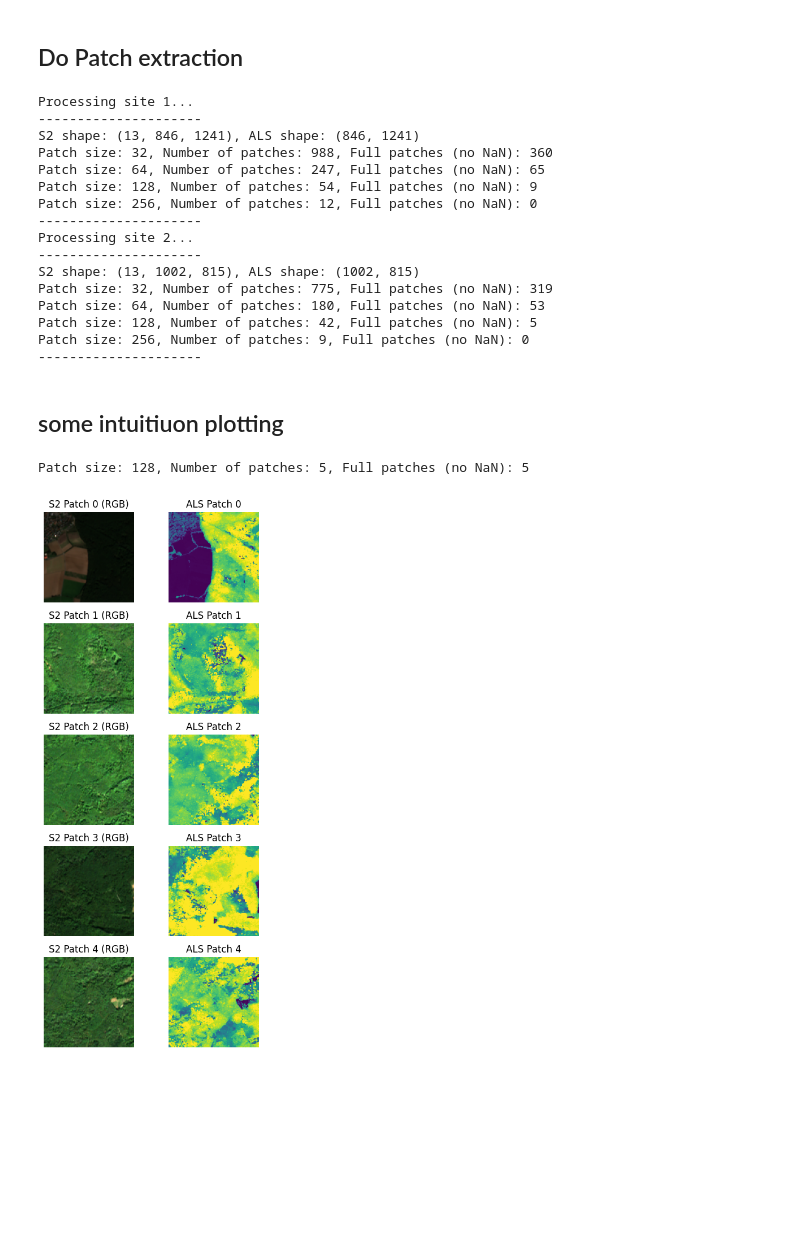
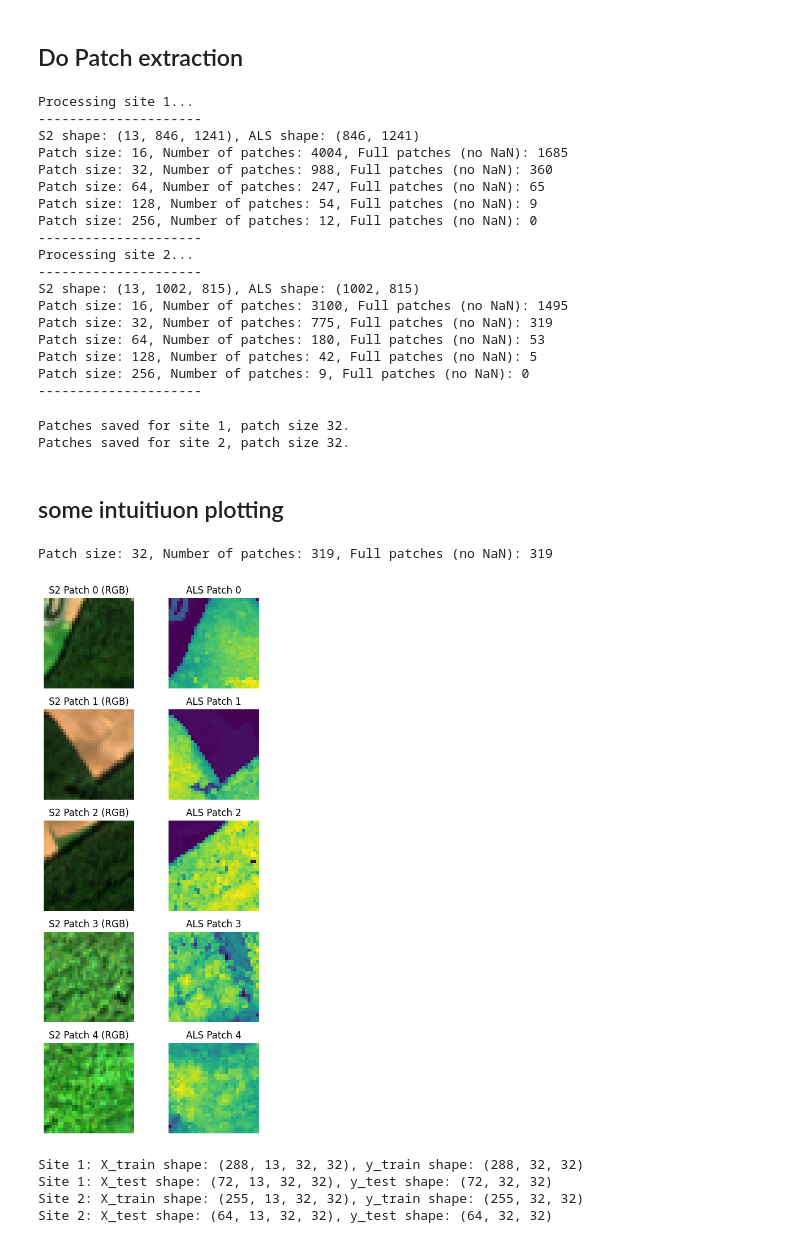
Before and after one commit to fizz-x/TreeHeads, a Jupyter notebook: processing/03_patching.ipynb, the cells around one changed output. Drawn from its saved outputs; the diff is of its cells as text; code cells hidden in the pictures; blank space fills up the shorter version.

```diff
--- a/processing/03_patching.ipynb
+++ b/processing/03_patching.ipynb
@@ -41,7 +47,7 @@ s2_np2, als_np2 = bsc.load_rasters(S2_stacked_2, ALS_PATH2_RES,verbose=False)
 # %% [markdown]
 ## Do Patch extraction
 # %%
-def extract_patches_with_resampled_data(s2, als, patch_size, only_full_patches=False):
+def extract_patches_with_resampled_data(s2, als, patch_size, only_full_patches=False,verbose=True):
     """
     Extract patches from S2 data and resampled ALS data.
 
@@ -83,11 +89,11 @@ def extract_patches_with_resampled_data(s2, als, patch_size, only_full_patches=F
     s2_arr = np.stack(patches_s2) if patches_s2 else np.empty((0, s2.shape[0], patch_size, patch_size))
     als_arr = np.stack(patches_als) if patches_als else np.empty((0, patch_size, patch_size))
     combined_arr = np.stack(combined_patches) if combined_patches else np.empty((0, s2.shape[0]+1, patch_size, patch_size))
-
-    print(f"Patch size: {patch_size}, Number of patches: {len(s2_arr)}, Full patches (no NaN): {full_patch_count}")
+    if verbose:
+        print(f"Patch size: {patch_size}, Number of patches: {len(s2_arr)}, Full patches (no NaN): {full_patch_count}")
     return s2_arr, als_arr, combined_arr
 # %%
-patches = [32,64,128,256]
+patches = [16,32,64,128,256]
 s2 = [s2_np, s2_np2]
 als = [als_np, als_np2]
 i = 0
@@ -104,6 +110,7 @@ for s2, als in zip(s2, als):
 Processing site 1...
 ---------------------
 S2 shape: (13, 846, 1241), ALS shape: (846, 1241)
+Patch size: 16, Number of patches: 4004, Full patches (no NaN): 1685
 Patch size: 32, Number of patches: 988, Full patches (no NaN): 360
 Patch size: 64, Number of patches: 247, Full patches (no NaN): 65
 Patch size: 128, Number of patches: 54, Full patches (no NaN): 9
@@ -112,6 +119,7 @@ Patch size: 256, Number of patches: 12, Full patches (no NaN): 0
 Processing site 2...
 ---------------------
 S2 shape: (13, 1002, 815), ALS shape: (1002, 815)
+Patch size: 16, Number of patches: 3100, Full patches (no NaN): 1495
 Patch size: 32, Number of patches: 775, Full patches (no NaN): 319
 Patch size: 64, Number of patches: 180, Full patches (no NaN): 53
 Patch size: 128, Number of patches: 42, Full patches (no NaN): 5
@@ -120,7 +147,13 @@ Patch size: 256, Number of patches: 9, Full patches (no NaN): 0
+# %%
+save_patches_as_npy(s2_np, als_np, OUTPUT_FOLDER, 32, 1)
+save_patches_as_npy(s2_np2, als_np2, OUTPUT_FOLDER, 32, 2)
+# %% [output]
+Patches saved for site 1, patch size 32.
+Patches saved for site 2, patch size 32.
 # %% [markdown]
 ## some intuitiuon plotting
 # %%
-p = 128
+p = 32
 s2 = s2_np2 #[s2_np,
 als = als_np2 #[als_np, als_np2]
 
@@ -129,32 +162,63 @@ s2_arr, als_arr, combined_arr = extract_patches_with_resampled_data(s2, als, p,
 # plot some patches directly here
 n_patches = 5
 fig, axes = plt.subplots(n_patches, 2, figsize=(5, 2 * n_patches))
 
 for idx in range(n_patches):
     # S2 RGB composite (bands 10, 3, 0 if available)
     if s2_arr.shape[1] >= 4:
         rgb = np.stack([
             s2_arr[idx, 10],  # band 10 (red)
             s2_arr[idx, 3],  # band 3 (green)
             s2_arr[idx, 0],  # band 0 (blue)
         ], axis=-1)
         rgb = (rgb - np.nanmin(rgb)) / (np.nanmax(rgb) - np.nanmin(rgb) + 1e-6)
         axes[idx, 0].imshow(rgb)
         axes[idx, 0].set_title(f"S2 Patch {idx} (RGB)")
     else:
         axes[idx, 0].imshow(s2_arr[idx, 0], cmap='gray')
         axes[idx, 0].set_title(f"S2 Patch {idx} (Band 0)")
 
     # ALS patch
     axes[idx, 1].imshow(als_arr[idx], cmap='viridis')
     axes[idx, 1].set_title(f"ALS Patch {idx}")
 
 
     for j in range(2):
         axes[idx, j].axis('off')
 
 plt.tight_layout()
 plt.show()
 # %% [output]
-Patch size: 128, Number of patches: 5, Full patches (no NaN): 5
+Patch size: 32, Number of patches: 319, Full patches (no NaN): 319
-[figure, old version]
+[figure, new version]
+# %%
+def load_and_split_patches(site, patch_size=32, test_size=0.2, random_state=42):
+    """
+    Load S2 and ALS patches for a given site, split into train/test sets.
+
+    Parameters:
+    - site: int (1 or 2)
+    - patch_size: int
+    - test_size: float
+    - random_state: int
+
+    Returns:
+    - X_train, X_test, y_train, y_test
+    """
+    s2_patches = np.load(os.path.join(OUTPUT_FOLDER, f"S2_site{site}_px{patch_size}.npy"))
+    als_patches = np.load(os.path.join(OUTPUT_FOLDER, f"ALS_site{site}_px{patch_size}.npy"))
+    X_train, X_test, y_train, y_test = train_test_split(
+        s2_patches, als_patches, test_size=test_size, random_state=random_state
+    )
+    print(f"Site {site}: X_train shape: {X_train.shape}, y_train shape: {y_train.shape}")
+    print(f"Site {site}: X_test shape: {X_test.shape}, y_test shape: {y_test.shape}")
+    return X_train, X_test, y_train, y_test
+
+# Execute for site 1 and 2
+X_train1, X_test1, y_train1, y_test1 = load_and_split_patches(site=1)
+X_train2, X_test2, y_train2, y_test2 = load_and_split_patches(site=2)
+# %% [output]
+Site 1: X_train shape: (288, 13, 32, 32), y_train shape: (288, 32, 32)
+Site 1: X_test shape: (72, 13, 32, 32), y_test shape: (72, 32, 32)
+Site 2: X_train shape: (255, 13, 32, 32), y_train shape: (255, 32, 32)
+Site 2: X_test shape: (64, 13, 32, 32), y_test shape: (64, 32, 32)
```
Also changed, not shown: parts of 7 cells of this notebook, 1 other file.
